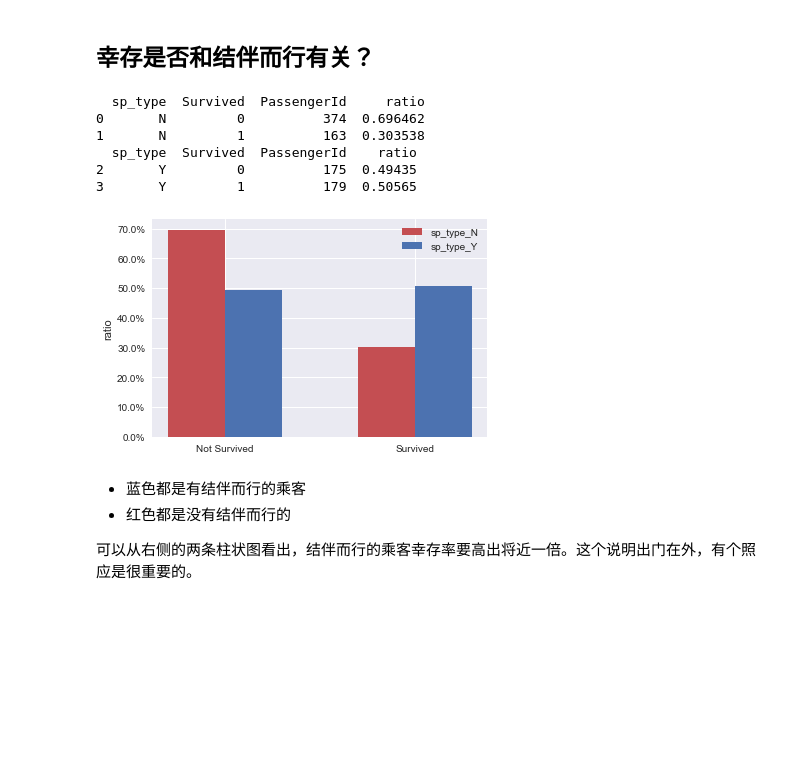
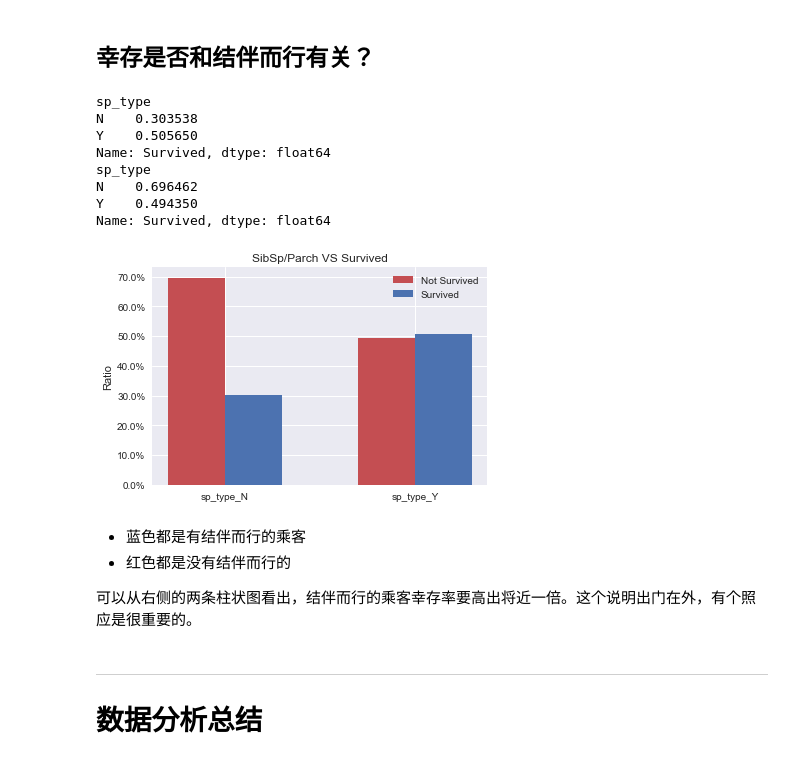
Before and after one commit to niko-liu/data_analysis, a Jupyter notebook: titanic-data-analyse.ipynb, the cells around one changed output. Saved outputs shown, nothing was run; the diff lists cells and outputs as text; code cells hidden in the pictures; blank space fills up the shorter version.

```diff
--- a/titanic-data-analyse.ipynb
+++ b/titanic-data-analyse.ipynb
@@ -340,34 +309,29 @@ get_df_by_colval(nsg, 'Age_Level', 'A')
 不幸罹难的儿童中，有25名来自lower仓位。想不到在危难面前，仓位等级差别，贫富差别也会体现到儿童身上。
 # %% [markdown]
 ## 幸存是否和结伴而行有关？
-# %%
-def transform_sp(val):
-    if val > 0:
-        return 'Y'#结伴而行的
-    else:
-        return 'N'#没有结伴而行的
-
-titanic_df["sp_type"] = titanic_df.SibSp.add(titanic_df.Parch).apply(transform_sp)
-sp_s_count = multi_index_groupby_count(["sp_type","Survived"], False, ["sp_type", "Survived", "PassengerId"])
-sp_count = multi_index_groupby_count(["sp_type"], False, ["sp_type","PassengerId"])
-sp_s_count['ratio'] = div_by_cols_val(sp_s_count, cols_name="PassengerId", map_df=sp_count, map_cols_name="sp_type")
-
-sp_n = get_df_by_colval(sp_s_count, 'sp_type', 'N')#没有结伴而行的幸存率数据
-sp_y = get_df_by_colval(sp_s_count, 'sp_type', 'Y')#有亲友结伴而行的幸存率
-print(sp_n)
-print(sp_y)
-create_bar_plot(sp_n, sp_y, cols_name='ratio', xlabels=['Not Survived', 'Survived'], ylabel='ratio', \
-               df1_label="Not Survived", df2_label="Survived", legend_names=['sp_type_N', 'sp_type_Y'])
-# %% [output]
-  sp_type  Survived  PassengerId     ratio
-0       N         0          374  0.696462
-1       N         1          163  0.303538
-  sp_type  Survived  PassengerId    ratio
-2       Y         0          175  0.49435
-3       Y         1          179  0.50565
-[figure, removed]
+# %%
+sp_total = indexs_group_by("sp_type", ret_cols_names="Survived")
+sp_surviveds = sp_total.mean()
+print(sp_surviveds)
+sp_not_surviveds = sp_surviveds.apply(not_survived_cal)
+print(sp_not_surviveds)
+create_bar_plot(sp_not_surviveds, sp_surviveds, \
+                xlabels=['sp_type_N', 'sp_type_Y'], ylabel='Ratio', legend_names=['Not Survived', 'Survived'], title="SibSp/Parch VS Survived")
+# %% [output]
+sp_type
+N    0.303538
+Y    0.505650
+Name: Survived, dtype: float64
+sp_type
+N    0.696462
+Y    0.494350
+Name: Survived, dtype: float64
+[figure, added]
 # %% [markdown]
 - 蓝色都是有结伴而行的乘客
 - 红色都是没有结伴而行的
 
 可以从右侧的两条柱状图看出，结伴而行的乘客幸存率要高出将近一倍。这个说明出门在外，有个照应是很重要的。
+# %% [markdown]
+---
+# 数据分析总结
```
Also changed, not shown: parts of 23 cells of this notebook.
